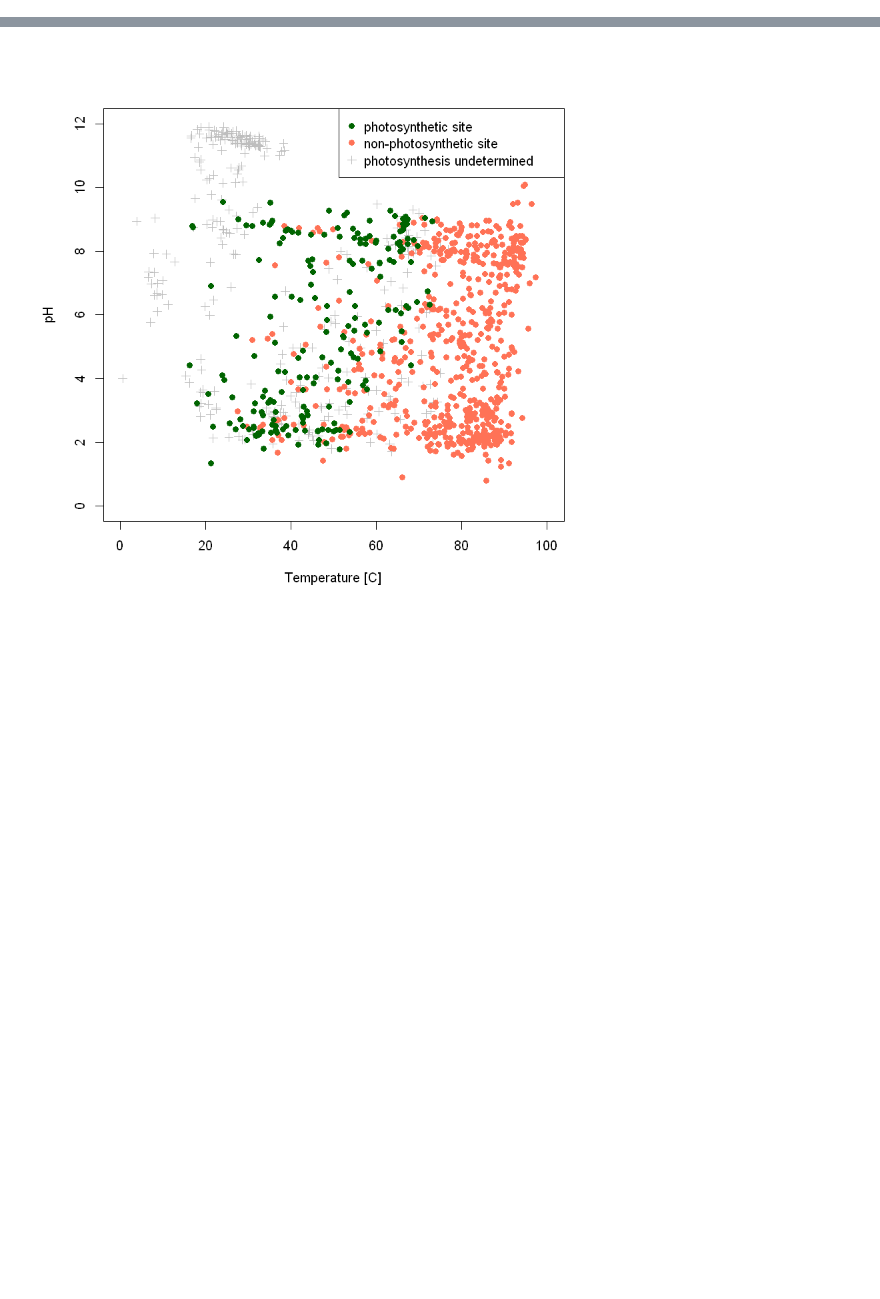
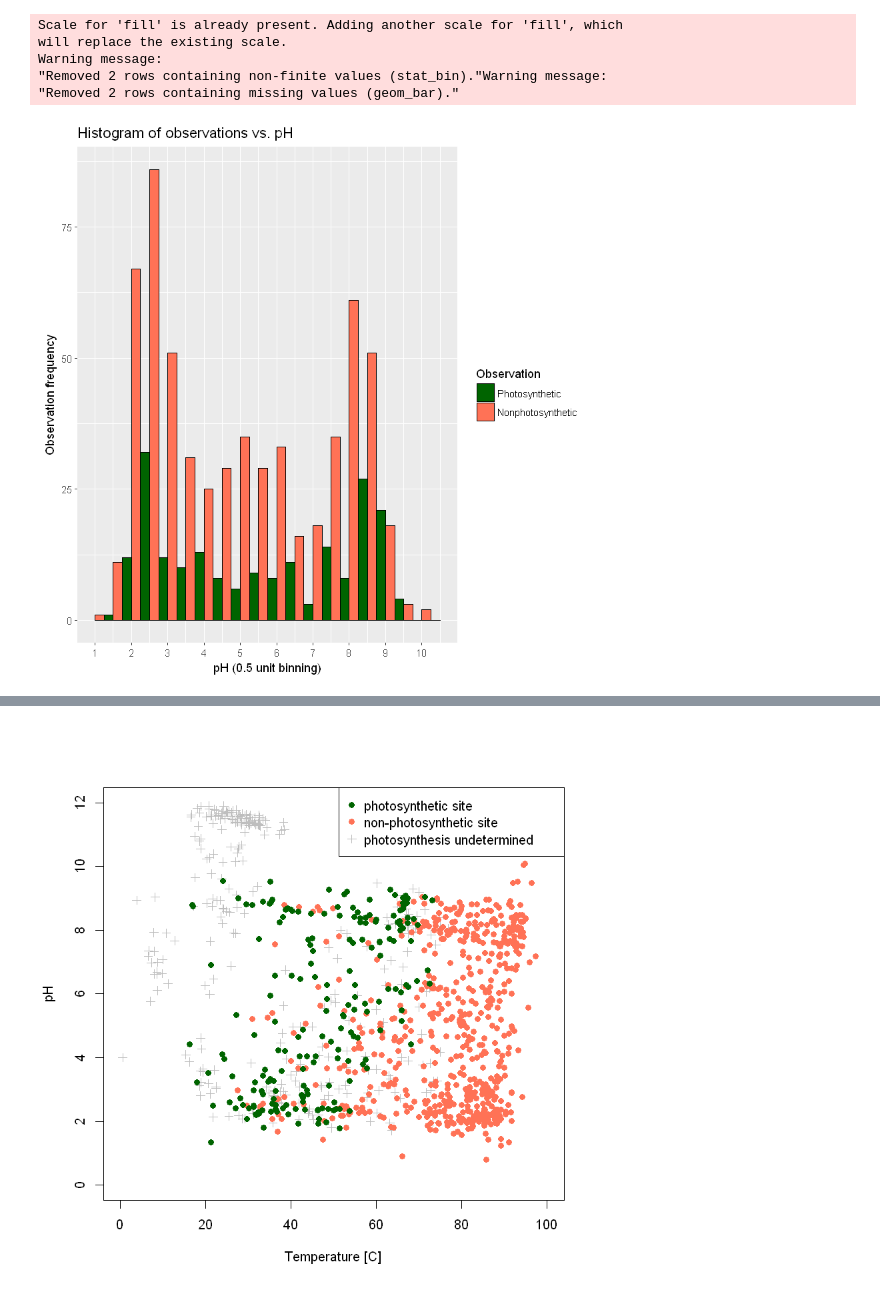
Before and after one commit to gmboyer/HydrothermalPhotosynthesis, a Jupyter notebook: HydrothermalPhotosynthesis.ipynb, the cells around one changed output, grey strips where cells are left out. Cells and saved outputs as stored; diff of their text form; code cells hidden in the pictures; blank space fills up the shorter version.

```diff
--- a/HydrothermalPhotosynthesis.ipynb
+++ b/HydrothermalPhotosynthesis.ipynb
@@ -1,3 +1,3 @@
 # %%
 # read .csv database of photosynthesis observations and corresponding geochemical measurements
-allsites <- read.csv("YNP_PS.csv")
+allsites <- read.csv("../YNP_PS.csv")
@@ -66,0 +51,19 @@ hist(log10(allsites$HS.), xlab = "Sulfide, log ppb", main = "Histogram of hot sp
+# %%
+library(ggplot2)
+DF <- rbind(data.frame(fill="darkgreen", group=allsites[allsites$PS == "Y", "pH"]),
+            data.frame(fill="coral1", group=allsites[allsites$PS == "N", "pH"]))
+
+ggplot(DF, aes(x=group, fill=fill)) +
+  geom_histogram(binwidth=.5, colour="black", position="dodge") +
+  scale_fill_identity() +
+  ggtitle("Histogram of observations vs. pH") +
+  ylab("Observation frequency") +
+  scale_fill_manual(name="Observation", values=c("darkgreen","coral1"), labels=c("Photosynthetic","Nonphotosynthetic")) +
+  scale_x_continuous(name="pH (0.5 unit binning)", limits=c(1, 10.5), breaks = seq(1, 11, 1))
+# %% [output]
+Scale for 'fill' is already present. Adding another scale for 'fill', which
+will replace the existing scale.
+Warning message:
+"Removed 2 rows containing non-finite values (stat_bin)."Warning message:
+"Removed 2 rows containing missing values (geom_bar)."
+[figure, added]
```
Also changed, not shown: parts of 6 cells of this notebook.
